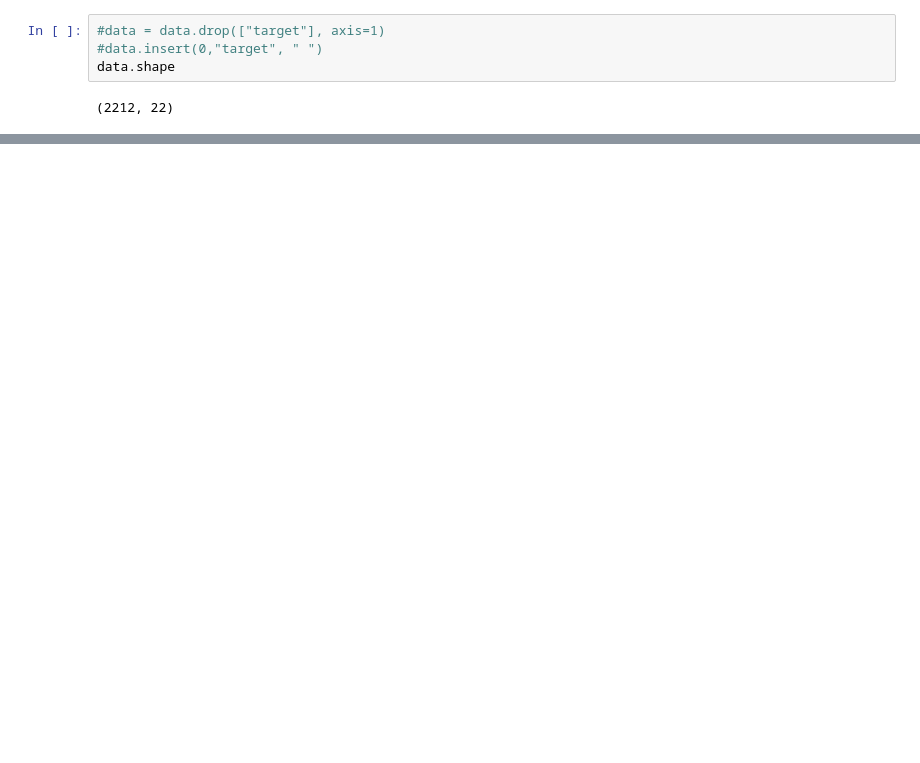
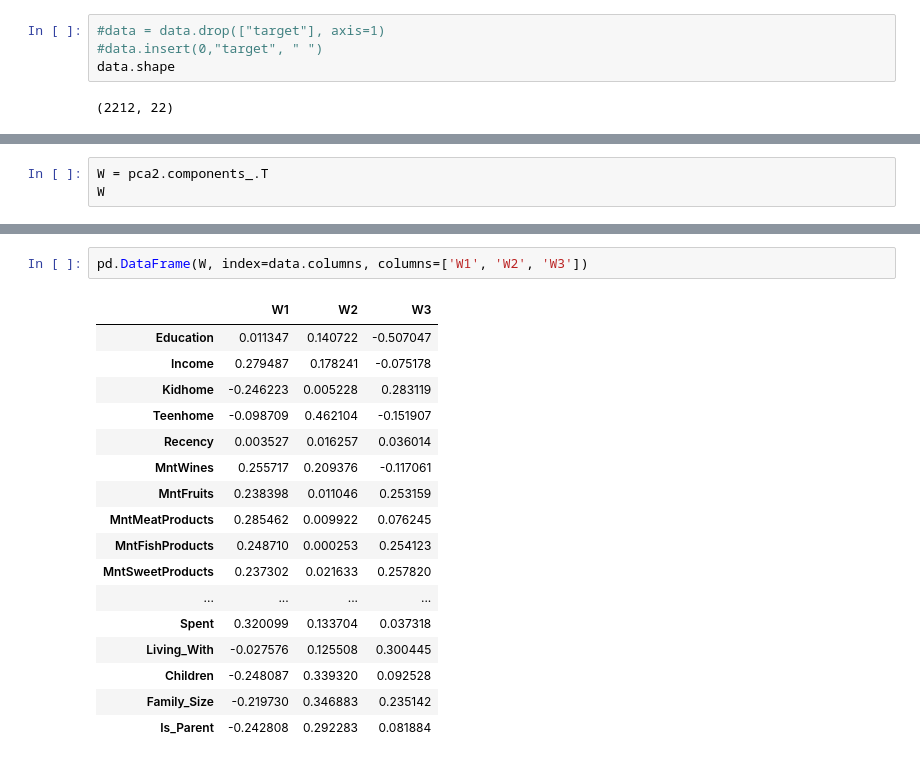
Before and after one commit to AliceKitchkin/Unsupervised-Machine-Learning, a Jupyter notebook: CustomerSegmentation.ipynb, the cells around one changed output, grey strips where cells are left out. Drawn from its saved outputs; the diff is of its cells as text; blank space fills up the shorter version.

```diff
--- a/CustomerSegmentation.ipynb
+++ b/CustomerSegmentation.ipynb
@@ -413,0 +414,3 @@ Text(0, 0.5, 'Cumulative Explained Variance')
+# %%
+W = pca2.components_.T
+W
@@ -413,0 +435,20 @@ Text(0, 0.5, 'Cumulative Explained Variance')
+# %%
+pd.DataFrame(W, index=data.columns, columns=['W1', 'W2', 'W3'])
+# %% [output]
+|  | W1 | W2 | W3 |
+| Education | 0.011347 | 0.140722 | -0.507047 |
+| Income | 0.279487 | 0.178241 | -0.075178 |
+| Kidhome | -0.246223 | 0.005228 | 0.283119 |
+| Teenhome | -0.098709 | 0.462104 | -0.151907 |
+| Recency | 0.003527 | 0.016257 | 0.036014 |
+| MntWines | 0.255717 | 0.209376 | -0.117061 |
+| MntFruits | 0.238398 | 0.011046 | 0.253159 |
+| MntMeatProducts | 0.285462 | 0.009922 | 0.076245 |
+| MntFishProducts | 0.248710 | 0.000253 | 0.254123 |
+| MntSweetProducts | 0.237302 | 0.021633 | 0.257820 |
+| ... | ... | ... | ... |
+| Spent | 0.320099 | 0.133704 | 0.037318 |
+| Living_With | -0.027576 | 0.125508 | 0.300445 |
+| Children | -0.248087 | 0.339320 | 0.092528 |
+| Family_Size | -0.219730 | 0.346883 | 0.235142 |
+| Is_Parent | -0.242808 | 0.292283 | 0.081884 |
```
Also changed, not shown: parts of 11 cells of this notebook.
